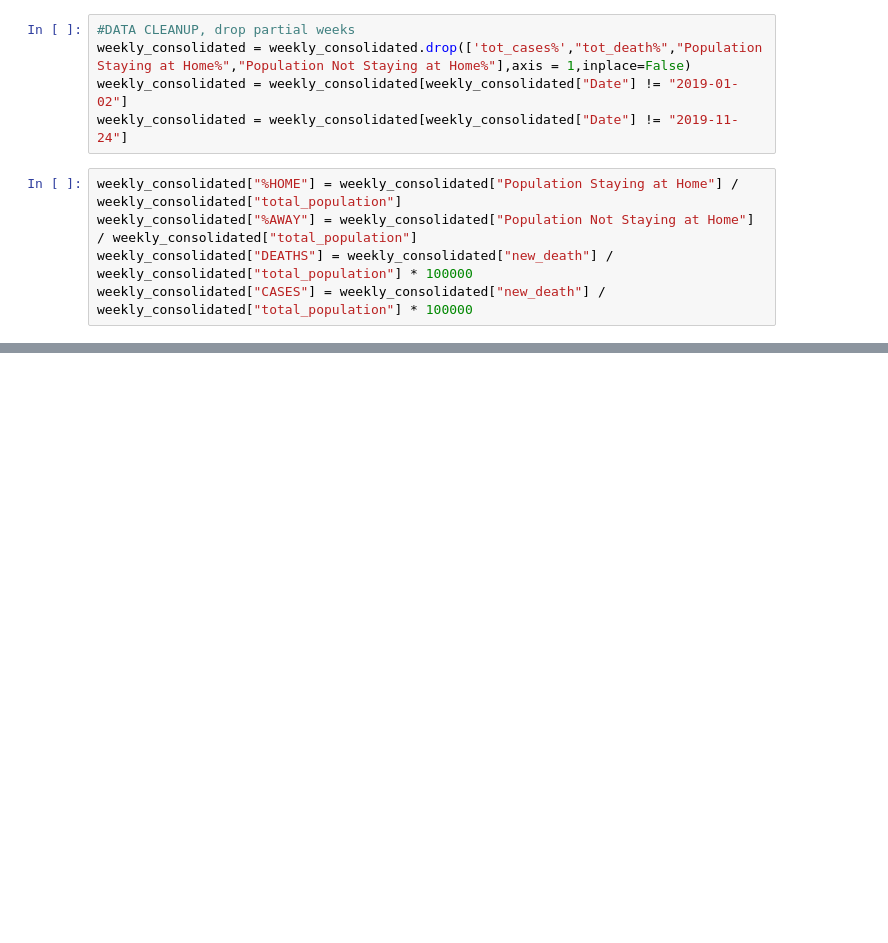
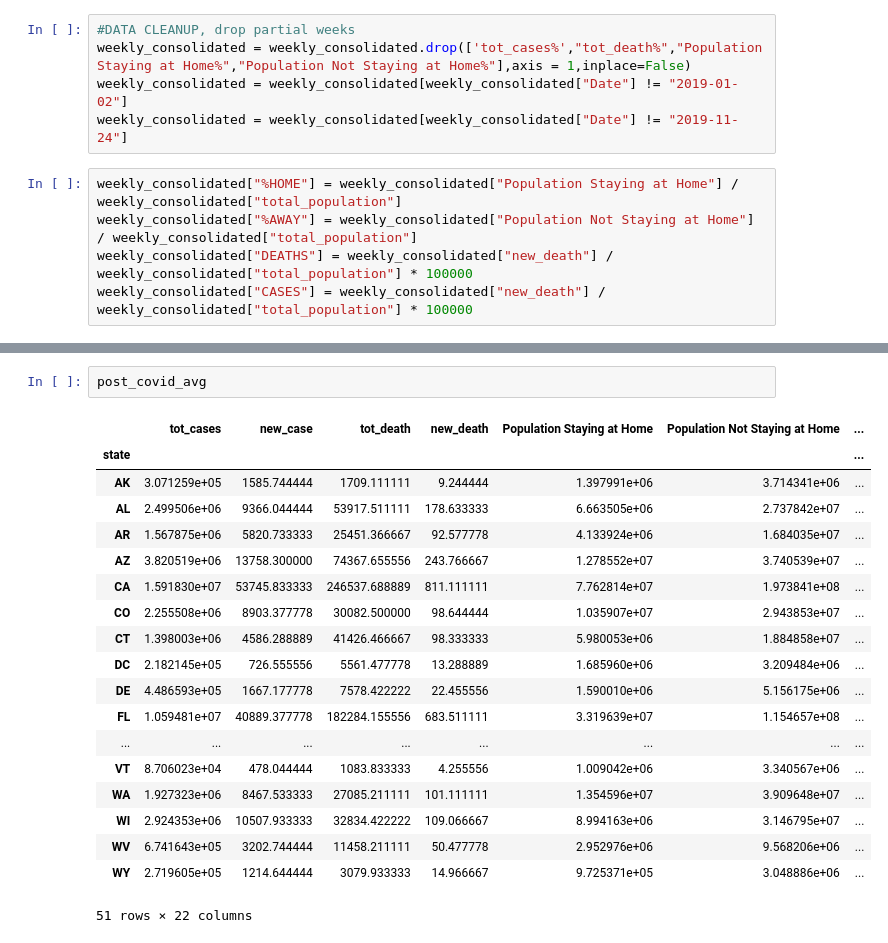
Before and after one commit to colinscampbell/project-1, a Jupyter notebook: analysis/colin.ipynb, the cells around one changed output, grey strips where cells are left out. Drawn from its saved outputs; the diff is of its cells as text; blank space fills up the shorter version.

```diff
--- a/analysis/colin.ipynb
+++ b/analysis/colin.ipynb
@@ -86,0 +75,22 @@ Name: Date, Length: 4590, dtype: datetime64[ns]
+# %%
+post_covid_avg
+# %% [output]
+|  | tot_cases | new_case | tot_death | new_death | Population Staying at Home | Population Not Staying at Home | ... |
+| state |  |  |  |  |  |  | ... |
+| AK | 3.071259e+05 | 1585.744444 | 1709.111111 | 9.244444 | 1.397991e+06 | 3.714341e+06 | ... |
+| AL | 2.499506e+06 | 9366.044444 | 53917.511111 | 178.633333 | 6.663505e+06 | 2.737842e+07 | ... |
+| AR | 1.567875e+06 | 5820.733333 | 25451.366667 | 92.577778 | 4.133924e+06 | 1.684035e+07 | ... |
+| AZ | 3.820519e+06 | 13758.300000 | 74367.655556 | 243.766667 | 1.278552e+07 | 3.740539e+07 | ... |
+| CA | 1.591830e+07 | 53745.833333 | 246537.688889 | 811.111111 | 7.762814e+07 | 1.973841e+08 | ... |
+| CO | 2.255508e+06 | 8903.377778 | 30082.500000 | 98.644444 | 1.035907e+07 | 2.943853e+07 | ... |
+| CT | 1.398003e+06 | 4586.288889 | 41426.466667 | 98.333333 | 5.980053e+06 | 1.884858e+07 | ... |
+| DC | 2.182145e+05 | 726.555556 | 5561.477778 | 13.288889 | 1.685960e+06 | 3.209484e+06 | ... |
+| DE | 4.486593e+05 | 1667.177778 | 7578.422222 | 22.455556 | 1.590010e+06 | 5.156175e+06 | ... |
+| FL | 1.059481e+07 | 40889.377778 | 182284.155556 | 683.511111 | 3.319639e+07 | 1.154657e+08 | ... |
+| ... | ... | ... | ... | ... | ... | ... | ... |
+| VT | 8.706023e+04 | 478.044444 | 1083.833333 | 4.255556 | 1.009042e+06 | 3.340567e+06 | ... |
+| WA | 1.927323e+06 | 8467.533333 | 27085.211111 | 101.111111 | 1.354596e+07 | 3.909648e+07 | ... |
+| WI | 2.924353e+06 | 10507.933333 | 32834.422222 | 109.066667 | 8.994163e+06 | 3.146795e+07 | ... |
+| WV | 6.741643e+05 | 3202.744444 | 11458.211111 | 50.477778 | 2.952976e+06 | 9.568206e+06 | ... |
+| WY | 2.719605e+05 | 1214.644444 | 3079.933333 | 14.966667 | 9.725371e+05 | 3.048886e+06 | ... |
+51 rows × 22 columns
```
Also changed, not shown: parts of 6 cells of this notebook.
